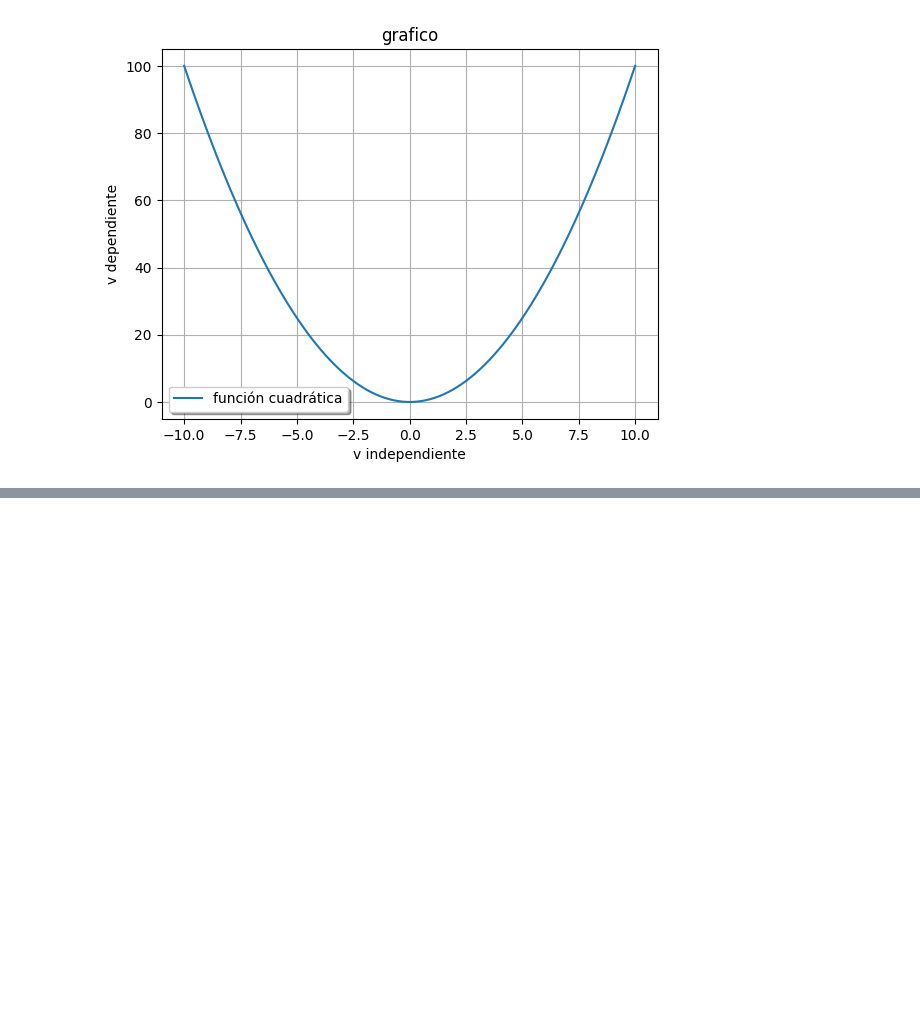
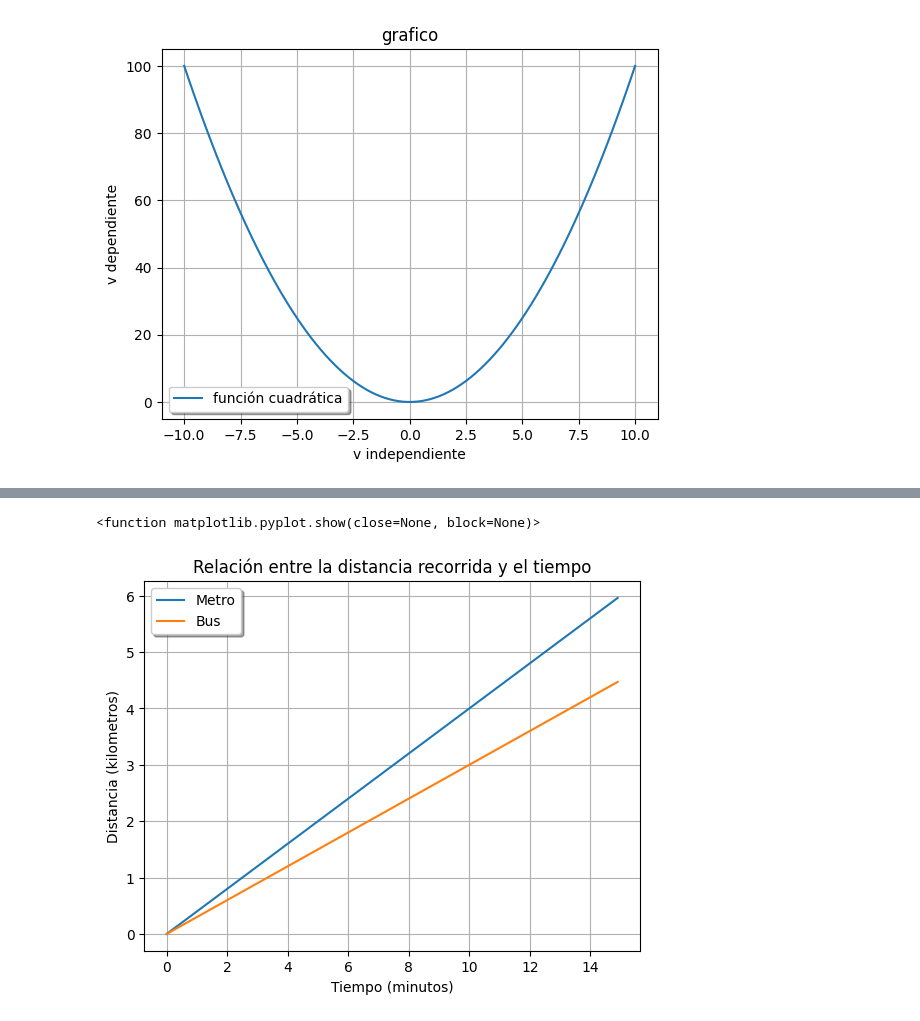
Before and after one commit to Lucianoridlf/FPY1101, a Jupyter notebook: Unidad 1/Guía 1/Guía 1 funciones.ipynb, the cells around one changed output, grey strips where cells are left out. Saved outputs shown, nothing was run; the diff lists cells and outputs as text; code cells hidden in the pictures; blank space fills up the shorter version.

```diff
--- a/Unidad 1/Guía 1/Guía 1 funciones.ipynb
+++ b/Unidad 1/Guía 1/Guía 1 funciones.ipynb
@@ -80,0 +134,20 @@ plt.show()
+# %%
+import numpy as np
+
+import matplotlib.pyplot as plt
+time = np.arange(0,15,0.1)
+metro = 0.4 * time
+bus = 0.3 * time
+
+plt.plot(time, metro, label = 'Metro')
+plt.plot(time, bus, label = 'Bus')
+
+plt.title('Relación entre la distancia recorrida y el tiempo')
+plt.xlabel('Tiempo (minutos)')
+plt.ylabel('Distancia (kilometros)')
+plt.legend(shadow = True, frameon = True)
+plt.grid(True)
+plt.show
+# %% [output]
+<function matplotlib.pyplot.show(close=None, block=None)>
+[figure, added]
```
Also changed, not shown: parts of 10 cells of this notebook.
